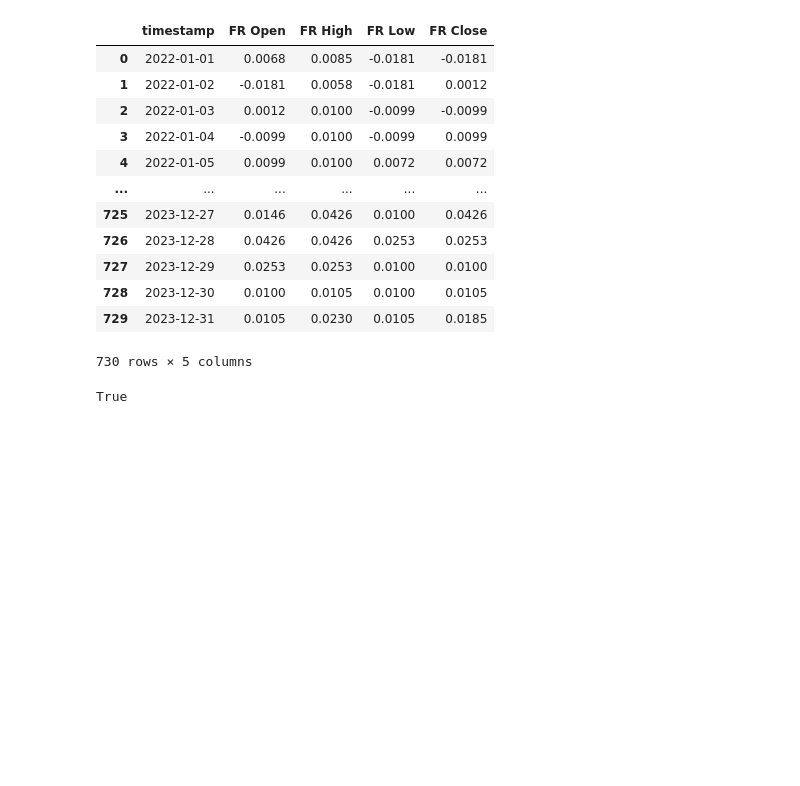
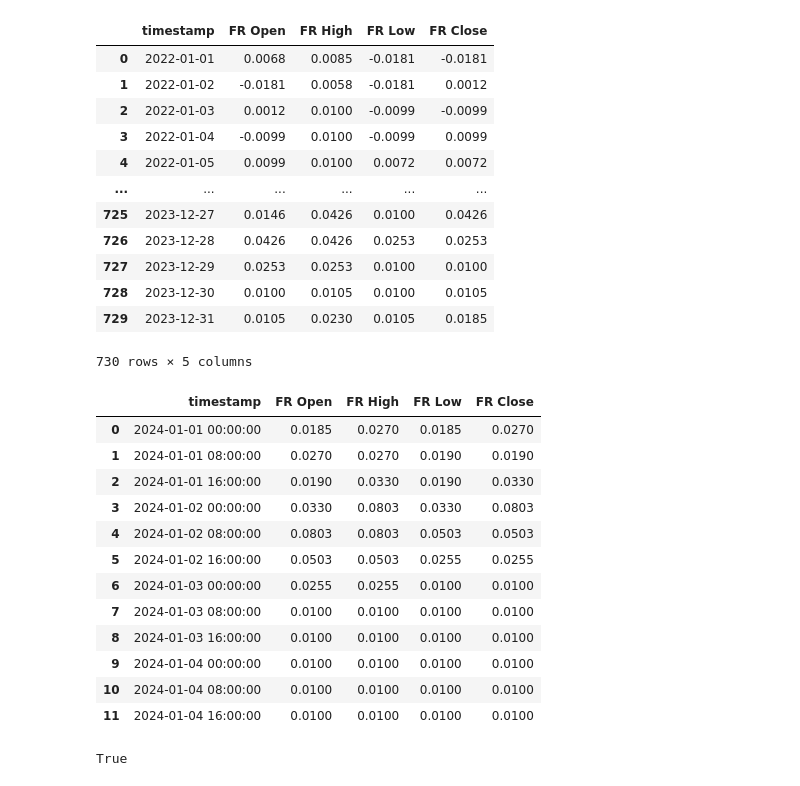
Before and after one commit to immortal16/OpenDeltaDeliverables, a Jupyter notebook: dev.ipynb, the cells around one changed output. Drawn from its saved outputs; the diff is of its cells as text; code cells hidden in the pictures; blank space fills up the shorter version.

```diff
--- a/dev.ipynb
+++ b/dev.ipynb
@@ -41,6 +41,19 @@ class DataCollector:
         return False
 
 
+    def get_symbol_tickers_coin_glass(self, exchange, symbol):
+        for ticker in self.validation_data[exchange]:
+            if symbol in ticker['instrumentId']:
+                print(ticker)
+
+
+    def get_symbol_tickers_ccxt(self, exchange_instance, symbol):
+        tickers = exchange_instance.fetchMarkets()
+        for ticker in tickers:
+            if symbol in ticker['symbol']:
+                print(ticker)
+
+
     @staticmethod
     def convert_interval(interval):
         match interval[-1]:
@@ -65,7 +78,7 @@ class DataCollector:
         start_timestamp = int(start_dt.timestamp() * 1e3)
         end_timestamp = int(end_dt.timestamp() * 1e3)
 
-        multiplier = 1e3 * self.convert_interval(interval)
+        multiplier = int(1e3 * self.convert_interval(interval))
 
         ohlcvs = []
 
@@ -80,7 +93,7 @@ class DataCollector:
                 )
 
                 ohlcvs += ohlcv
-                start_timestamp += int(len(ohlcv) * multiplier)
+                start_timestamp += int(len(ohlcv) * multiplier) if len(ohlcv) else multiplier
 
             except (ccxt.ExchangeError, ccxt.AuthenticationError, ccxt.ExchangeNotAvailable, ccxt.RequestTimeout) as error:
                 print('Got an error', type(error).__name__, error.args, ', retrying in', hold, 'seconds...')
@@ -110,7 +123,10 @@ class DataCollector:
             case 'Bybit':
                 return self.fetch_OHLCV(ccxt.bybit(), symbol, interval, start, end)
             case 'Binance':
-                return self.fetch_OHLCV(ccxt.binance(), symbol, interval, start, end)
+                if futures:
+                    return self.fetch_OHLCV(ccxt.binancecoinm(), symbol, interval, start, end)
+                else:
+                    return self.fetch_OHLCV(ccxt.binance(), symbol, interval, start, end)
             case 'Bitget':
                 return self.fetch_OHLCV(ccxt.bitget(), symbol, interval, start, end)
             case 'Bitmex':
@@ -281,6 +297,23 @@ fr_ohlc_test
 | 728 | 2023-12-30 | 0.0100 | 0.0105 | 0.0100 | 0.0105 |
 | 729 | 2023-12-31 | 0.0105 | 0.0230 | 0.0105 | 0.0185 |
 730 rows × 5 columns
+# %%
+fr_ohlc_test = instance.get_fr_ohlc('Bitmex', 'XBTUSD', '8h', '01.01.2024', '05.01.2024')
+fr_ohlc_test
+# %% [output]
+|  | timestamp | FR Open | FR High | FR Low | FR Close |
+| 0 | 2024-01-01 00:00:00 | 0.0185 | 0.0270 | 0.0185 | 0.0270 |
+| 1 | 2024-01-01 08:00:00 | 0.0270 | 0.0270 | 0.0190 | 0.0190 |
+| 2 | 2024-01-01 16:00:00 | 0.0190 | 0.0330 | 0.0190 | 0.0330 |
+| 3 | 2024-01-02 00:00:00 | 0.0330 | 0.0803 | 0.0330 | 0.0803 |
+| 4 | 2024-01-02 08:00:00 | 0.0803 | 0.0803 | 0.0503 | 0.0503 |
+| 5 | 2024-01-02 16:00:00 | 0.0503 | 0.0503 | 0.0255 | 0.0255 |
+| 6 | 2024-01-03 00:00:00 | 0.0255 | 0.0255 | 0.0100 | 0.0100 |
+| 7 | 2024-01-03 08:00:00 | 0.0100 | 0.0100 | 0.0100 | 0.0100 |
+| 8 | 2024-01-03 16:00:00 | 0.0100 | 0.0100 | 0.0100 | 0.0100 |
+| 9 | 2024-01-04 00:00:00 | 0.0100 | 0.0100 | 0.0100 | 0.0100 |
+| 10 | 2024-01-04 08:00:00 | 0.0100 | 0.0100 | 0.0100 | 0.0100 |
+| 11 | 2024-01-04 16:00:00 | 0.0100 | 0.0100 | 0.0100 | 0.0100 |
 # %%
 fr_ohlc_test['timestamp'].is_monotonic_increasing
 # %% [output]
```
